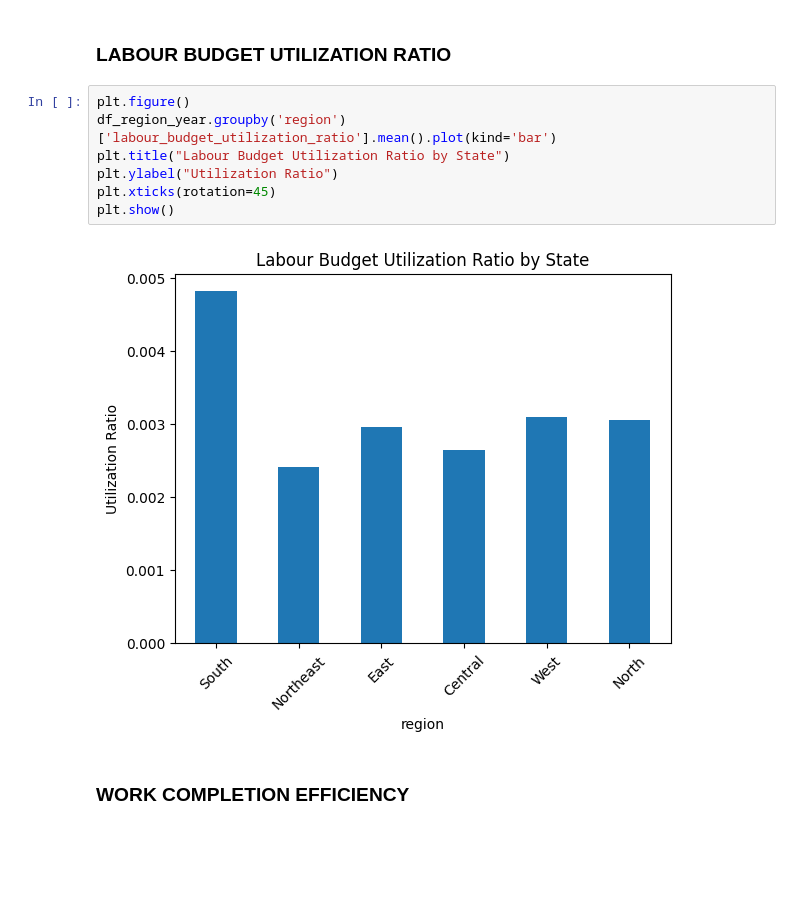
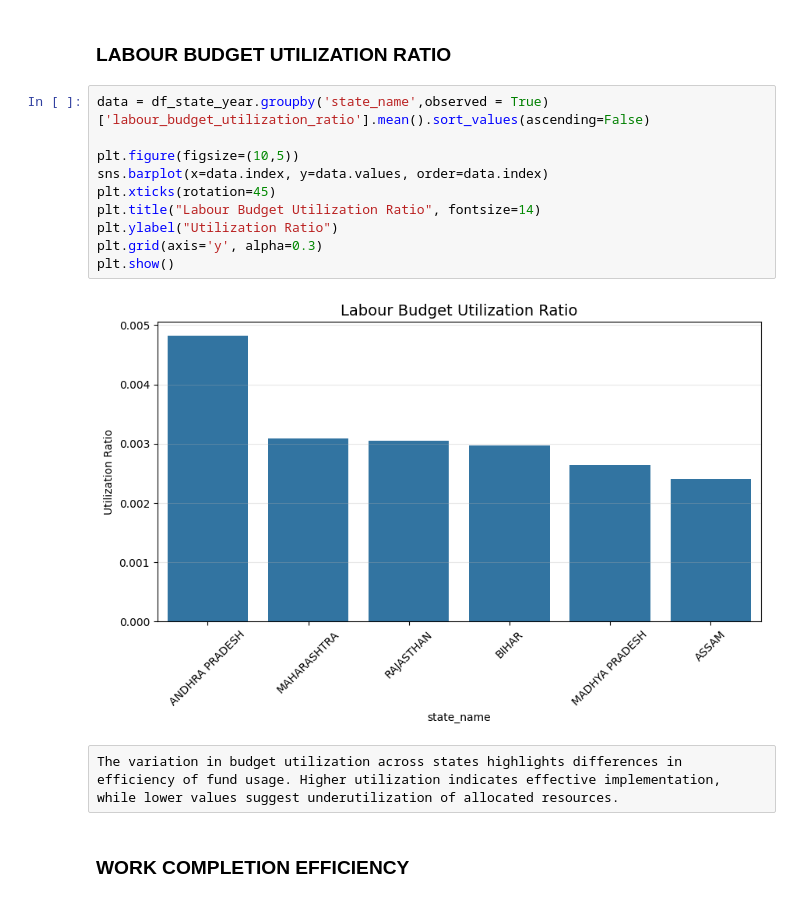
Before and after one commit to Shubhangidixit01/MGNREGA-Data-Analysis, a Jupyter notebook: notebooks/MGNREGA_Analysis.ipynb, the cells around one changed output. Saved outputs shown, nothing was run; the diff lists cells and outputs as text; blank space fills up the shorter version.

```diff
--- a/notebooks/MGNREGA_Analysis.ipynb
+++ b/notebooks/MGNREGA_Analysis.ipynb
@@ -1163,13 +1167,18 @@ plt.show()
 # %% [markdown]
 ### LABOUR BUDGET UTILIZATION RATIO
 # %%
-plt.figure()
-df_region_year.groupby('region')['labour_budget_utilization_ratio'].mean().plot(kind='bar')
-plt.title("Labour Budget Utilization Ratio by State")
+data = df_state_year.groupby('state_name',observed = True)['labour_budget_utilization_ratio'].mean().sort_values(ascending=False)
+
+plt.figure(figsize=(10,5))
+sns.barplot(x=data.index, y=data.values, order=data.index)
+plt.xticks(rotation=45)
+plt.title("Labour Budget Utilization Ratio", fontsize=14)
 plt.ylabel("Utilization Ratio")
-plt.xticks(rotation=45)
+plt.grid(axis='y', alpha=0.3)
 plt.show()
 # %% [output]
-[figure, old version]
+[figure, new version]
+# %% [raw]
+The variation in budget utilization across states highlights differences in efficiency of fund usage. Higher utilization indicates effective implementation, while lower values suggest underutilization of allocated resources.
 # %% [markdown]
 ### WORK COMPLETION EFFICIENCY
```
Also changed, not shown: parts of 22 cells of this notebook.
